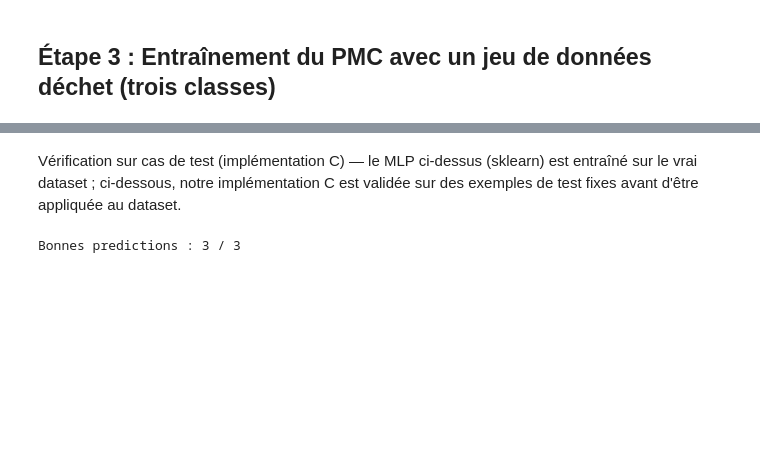
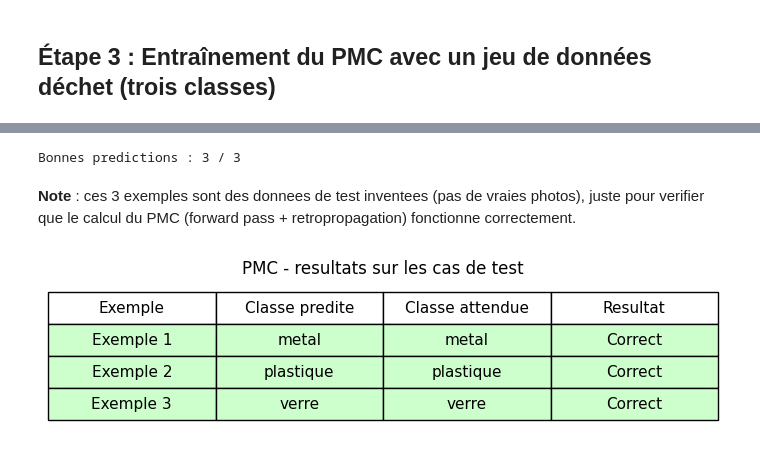
Before and after one commit to Helsy-3/Projet-annuel-3JIABD, a Jupyter notebook: projet.ipynb, the cells around one changed output, grey strips where cells are left out. Drawn from its saved outputs; the diff is of its cells as text; code cells hidden in the pictures; blank space fills up the shorter version.

```diff
--- a/projet.ipynb
+++ b/projet.ipynb
@@ -279,5 +161,3 @@ weighted avg       0.62      0.75      0.67         4
-# %% [markdown]
-Vérification sur cas de test (implémentation C) — le MLP ci-dessus (sklearn) est entraîné sur le vrai dataset ; ci-dessous, notre implémentation C est validée sur des exemples de test fixes avant d'être appliquée au dataset.
 # %%
 lib_pmc = ctypes.CDLL("C-algorithms/ETAPE3.multiLayersPerceptron.so")
 lib_pmc.run_pmc.restype = ctypes.c_int
@@ -285,6 +165,57 @@ bonnes_predictions = lib_pmc.run_pmc()
 print("Bonnes predictions :", bonnes_predictions, "/ 3")
 # %% [output]
 Bonnes predictions : 3 / 3
+# %% [markdown]
+**Note** : ces 3 exemples sont des donnees de test inventees (pas de vraies photos), juste pour verifier que le calcul du PMC (forward pass + retropropagation) fonctionne correctement.
+# %%
+lib_pmc.predire_pmc_dataset.restype = ctypes.c_int
+lib_pmc.predire_pmc_dataset.argtypes = [
+    ctypes.POINTER(ctypes.c_double),
+    ctypes.POINTER(ctypes.c_int),
+    ctypes.c_int,
+    ctypes.POINTER(ctypes.c_int),
+]
+
+vecteurs_test = np.array([
+    [1, 0, 0, 0, 1, 0, 0, 0, 1, 1, 1, 1],
+    [0, 0, 0, 0, 1, 1, 0, 0, 1, 1, 1, 1],
+    [1, 0, 0, 0, 1, 0, 1, 0, 1, 0, 1, 0],
+], dtype=np.float64)
+vraies_classes_test = np.array([2, 0, 1], dtype=np.int32)
+predictions_test = np.zeros(3, dtype=np.int32)
+
+lib_pmc.predire_pmc_dataset(
+    vecteurs_test.ctypes.data_as(ctypes.POINTER(ctypes.c_double)),
+    vraies_classes_test.ctypes.data_as(ctypes.POINTER(ctypes.c_int)),
+    3,
+    predictions_test.ctypes.data_as(ctypes.POINTER(ctypes.c_int)),
+)
+
+noms = {0: "plastique", 1: "verre", 2: "metal"}
+lignes = []
+couleurs_lignes = []
+for i, (vrai, pred) in enumerate(zip(vraies_classes_test, predictions_test)):
+    correct = (vrai == pred)
+    lignes.append([f"Exemple {i+1}", noms[pred], noms[vrai], "Correct" if correct else "Faux"])
+    couleurs_lignes.append(["#ccffcc" if correct else "#ffcccc"] * 4)
+
+fig, ax = plt.subplots(figsize=(7, 2))
+ax.axis("off")
+table = ax.table(
+    cellText=lignes,
+    colLabels=["Exemple", "Classe predite", "Classe attendue", "Resultat"],
+    cellColours=couleurs_lignes,
+    loc="center",
+    cellLoc="center",
+)
+table.scale(1, 2)
+table.auto_set_font_size(False)
+table.set_fontsize(11)
+plt.title("PMC - resultats sur les cas de test")
+plt.tight_layout()
+plt.show()
+# %% [output]
+[figure, added]
 # %%
 def image_vers_vecteur(chemin, taille=(2, 2)):
     img = Image.open(chemin).convert("RGB")
```
Also changed, not shown: parts of 12 cells of this notebook, 3 other files.
